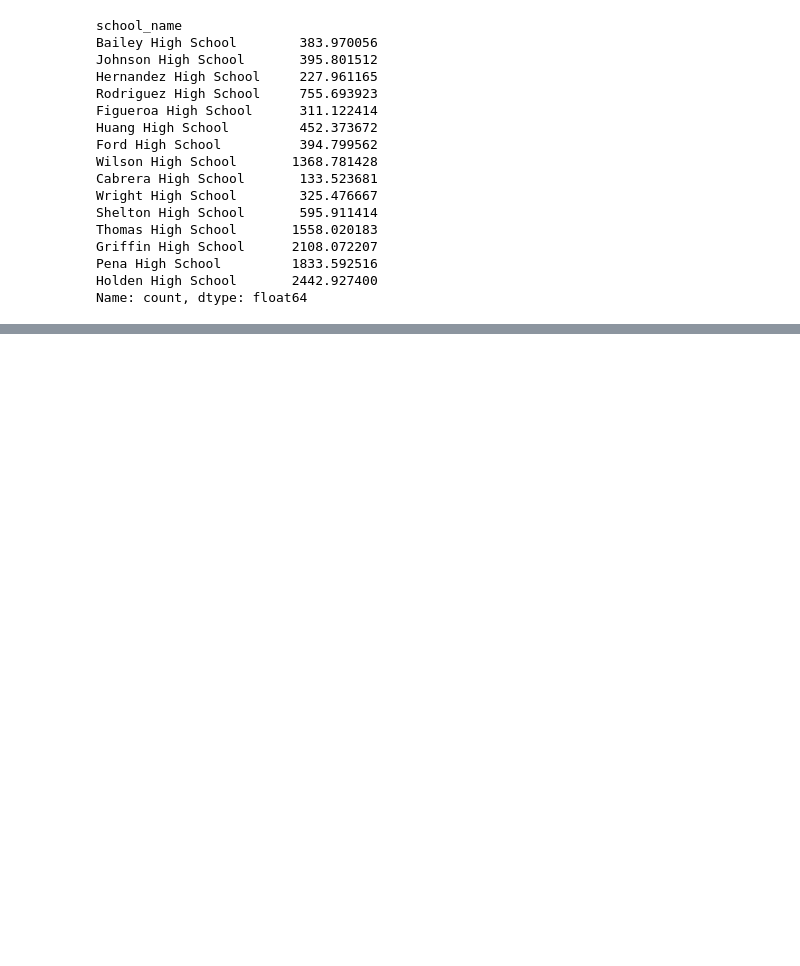
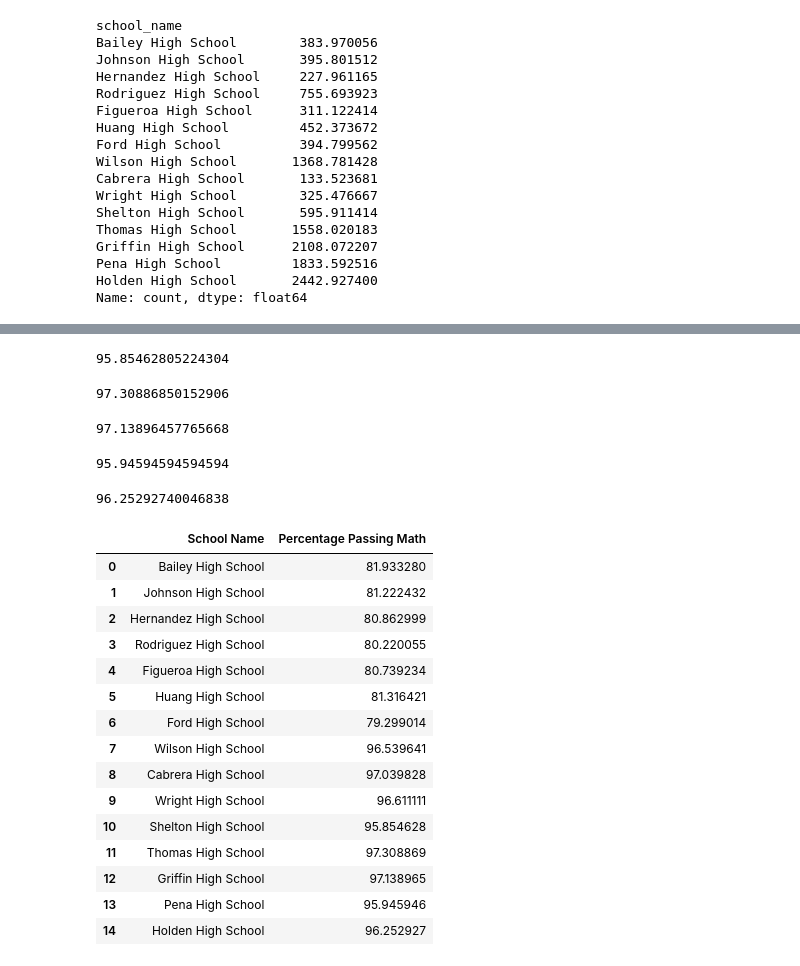
Before and after one commit to Siggy0002/pandas-challenge, a Jupyter notebook: PyCitySchools/Pandas-Challenge.ipynb, the cells around one changed output, grey strips where cells are left out. Drawn from its saved outputs; the diff is of its cells as text; code cells hidden in the pictures; blank space fills up the shorter version.

```diff
--- a/PyCitySchools/Pandas-Challenge.ipynb
+++ b/PyCitySchools/Pandas-Challenge.ipynb
@@ -176,0 +569,68 @@ per_school_reading =
+# %%
+students_passing_reading_Shelton = school_data_complete.loc[school_data_complete["school_name"] == "Shelton High School"]
+students_passing_reading_Shelton = students_passing_reading_Shelton .loc[school_data_complete["reading_score"] >= 70]
+students_passing_reading_Shelton = len(students_passing_reading_Shelton["reading_score"])
+students_passing_reading_Shelton = (students_passing_reading_Shelton / Shelton_students) * 100
+students_passing_reading_Shelton
+# %% [output]
+95.85462805224304
+# %%
+students_passing_reading_Thomas = school_data_complete.loc[school_data_complete["school_name"] == "Thomas High School"]
+students_passing_reading_Thomas = students_passing_reading_Thomas.loc[school_data_complete["reading_score"] >= 70]
+students_passing_reading_Thomas = len(students_passing_reading_Thomas["reading_score"])
+students_passing_reading_Thomas = (students_passing_reading_Thomas / Thomas_students) * 100
+students_passing_reading_Thomas
+# %% [output]
+97.30886850152906
+# %%
+students_passing_reading_Griffin = school_data_complete.loc[school_data_complete["school_name"] == "Griffin High School"]
+students_passing_reading_Griffin = students_passing_reading_Griffin.loc[school_data_complete["reading_score"] >= 70]
+students_passing_reading_Griffin = len(students_passing_reading_Griffin["reading_score"])
+students_passing_reading_Griffin = (students_passing_reading_Griffin / Griffin_students) * 100
+students_passing_reading_Griffin
+# %% [output]
+97.13896457765668
+# %%
+students_passing_reading_Pena = school_data_complete.loc[school_data_complete["school_name"] == "Pena High School"]
+students_passing_reading_Pena = students_passing_reading_Pena.loc[school_data_complete["reading_score"] >= 70]
+students_passing_reading_Pena = len(students_passing_reading_Pena["reading_score"])
+students_passing_reading_Pena = (students_passing_reading_Pena / Pena_students) * 100
+students_passing_reading_Pena
+# %% [output]
+95.94594594594594
+# %%
+students_passing_reading_Holden = school_data_complete.loc[school_data_complete["school_name"] == "Holden High School"]
+students_passing_reading_Holden = students_passing_reading_Holden.loc[school_data_complete["reading_score"] >= 70]
+students_passing_reading_Holden = len(students_passing_reading_Holden["reading_score"])
+students_passing_reading_Holden = (students_passing_reading_Holden / Holden_students) * 100
+students_passing_reading_Holden
+# %% [output]
+96.25292740046838
+# %%
+school_students_passing_reading = pd.DataFrame(
+    {"School Name": ["Bailey High School", "Johnson High School", "Hernandez High School", "Rodriguez High School", "Figueroa High School",
+                     "Huang High School", "Ford High School", "Wilson High School", "Cabrera High School", "Wright High School",
+                     "Shelton High School", "Thomas High School", "Griffin High School", "Pena High School", "Holden High School"],
+     "Percentage Passing Math": [students_passing_reading_bailey,students_passing_reading_johnson, students_passing_reading_Hernandez,
+                                 students_passing_reading_Rodriguez, students_passing_reading_Figueroa, students_passing_reading_Huang, students_passing_reading_Ford,
+                                 students_passing_reading_Wilson, students_passing_reading_Cabrera, students_passing_reading_Wright,
+                                 students_passing_reading_Shelton, students_passing_reading_Thomas, students_passing_reading_Griffin,
+                                 students_passing_reading_Pena, students_passing_reading_Holden]})
+school_students_passing_reading.head(16)
+# %% [output]
+|  | School Name | Percentage Passing Math |
+| 0 | Bailey High School | 81.933280 |
+| 1 | Johnson High School | 81.222432 |
+| 2 | Hernandez High School | 80.862999 |
+| 3 | Rodriguez High School | 80.220055 |
+| 4 | Figueroa High School | 80.739234 |
+| 5 | Huang High School | 81.316421 |
+| 6 | Ford High School | 79.299014 |
+| 7 | Wilson High School | 96.539641 |
+| 8 | Cabrera High School | 97.039828 |
+| 9 | Wright High School | 96.611111 |
+| 10 | Shelton High School | 95.854628 |
+| 11 | Thomas High School | 97.308869 |
+| 12 | Griffin High School | 97.138965 |
+| 13 | Pena High School | 95.945946 |
+| 14 | Holden High School | 96.252927 |
```
Also changed, not shown: parts of 35 cells of this notebook.
